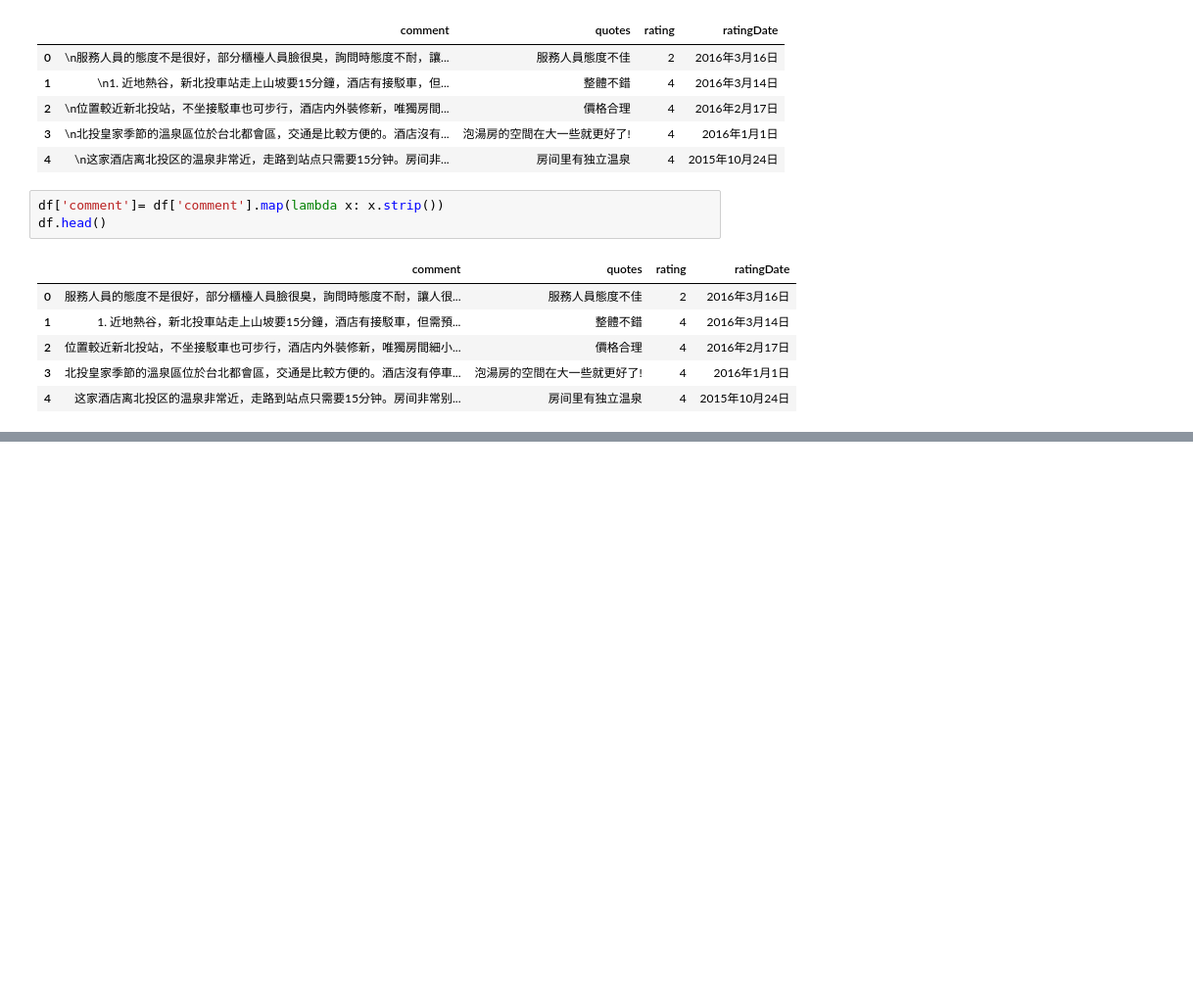
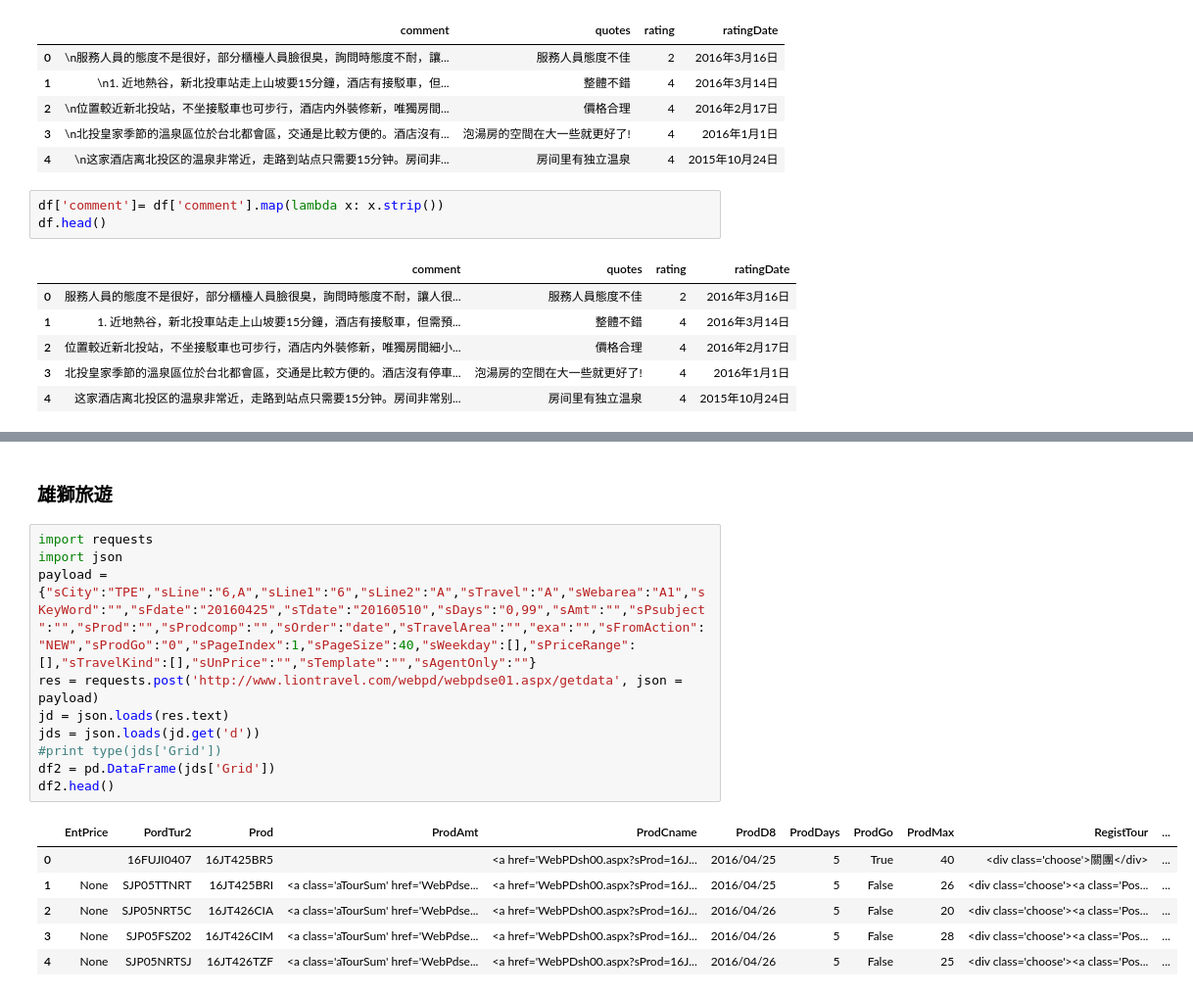
Before and after one commit to bcc2xp/pytravel, a Jupyter notebook: 20160410.ipynb, the cells around one changed output, grey strips where cells are left out. Shown at 98% size. Saved outputs shown, nothing was run; the diff lists cells and outputs as text; blank space fills up the shorter version.

```diff
--- a/20160410.ipynb
+++ b/20160410.ipynb
@@ -390,0 +427,19 @@ df.head()
+# %% [markdown]
+### 雄獅旅遊
+# %%
+import requests
+import json
+payload = {"sCity":"TPE","sLine":"6,A","sLine1":"6","sLine2":"A","sTravel":"A","sWebarea":"A1","sKeyWord":"","sFdate":"20160425","sTdate":"20160510","sDays":"0,99","sAmt":"","sPsubject":"","sProd":"","sProdcomp":"","sOrder":"date","sTravelArea":"","exa":"","sFromAction":"NEW","sProdGo":"0","sPageIndex":1,"sPageSize":40,"sWeekday":[],"sPriceRange":[],"sTravelKind":[],"sUnPrice":"","sTemplate":"","sAgentOnly":""}
+res = requests.post('http://www.liontravel.com/webpd/webpdse01.aspx/getdata', json = payload)
+jd = json.loads(res.text)
+jds = json.loads(jd.get('d'))
+#print type(jds['Grid'])
+df2 = pd.DataFrame(jds['Grid'])
+df2.head()
+# %% [output]
+|  | EntPrice | PordTur2 | Prod | ProdAmt | ProdCname | ProdD8 | ProdDays | ProdGo | ProdMax | RegistTour | ... |
+| 0 |  | 16FUJI0407 | 16JT425BR5 |  | <a href='WebPDsh00.aspx?sProd=16J... | 2016/04/25 | 5 | True | 40 | <div class='choose'>關團</div> | ... |
+| 1 | None | SJP05TTNRT | 16JT425BRI | <a class='aTourSum' href='WebPdse... | <a href='WebPDsh00.aspx?sProd=16J... | 2016/04/25 | 5 | False | 26 | <div class='choose'><a class='Pos... | ... |
+| 2 | None | SJP05NRT5C | 16JT426CIA | <a class='aTourSum' href='WebPdse... | <a href='WebPDsh00.aspx?sProd=16J... | 2016/04/26 | 5 | False | 20 | <div class='choose'><a class='Pos... | ... |
+| 3 | None | SJP05FSZ02 | 16JT426CIM | <a class='aTourSum' href='WebPdse... | <a href='WebPDsh00.aspx?sProd=16J... | 2016/04/26 | 5 | False | 28 | <div class='choose'><a class='Pos... | ... |
+| 4 | None | SJP05NRTSJ | 16JT426TZF | <a class='aTourSum' href='WebPdse... | <a href='WebPDsh00.aspx?sProd=16J... | 2016/04/26 | 5 | False | 25 | <div class='choose'><a class='Pos... | ... |
```
Also changed, not shown: parts of 17 cells of this notebook.
